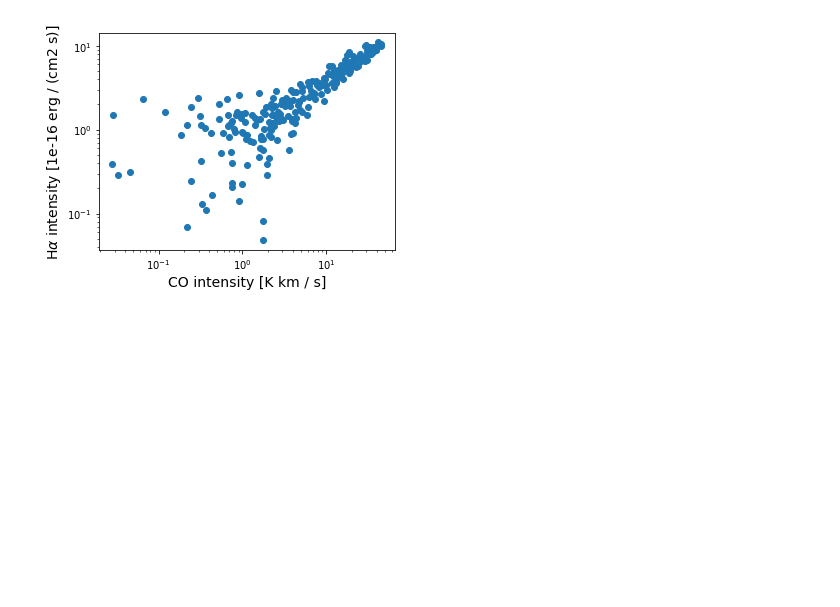
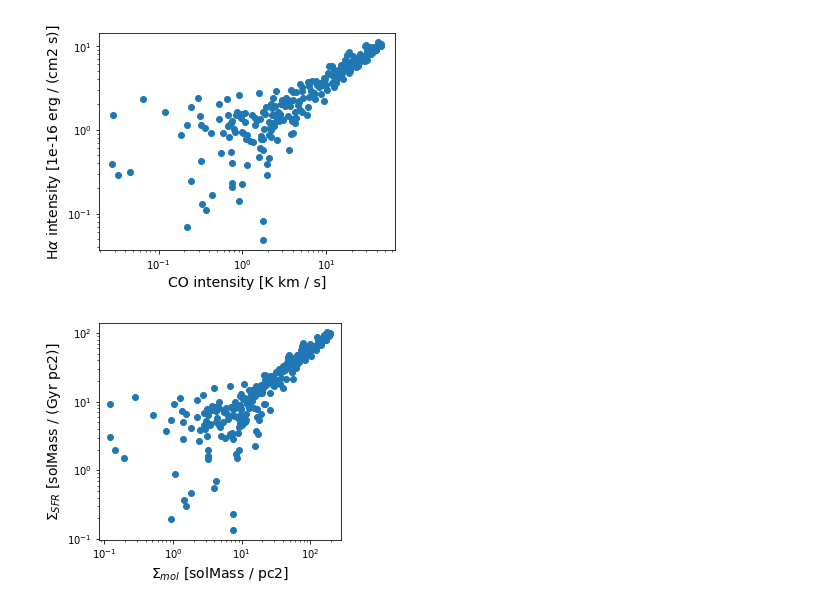
Before and after one commit to tonywong94/edge_pydb, a Jupyter notebook: demo_notebk/SFLaw.ipynb, the cells around one changed output. Cells and saved outputs as stored; diff of their text form; code cells hidden in the pictures; blank space fills up the shorter version.

```diff
--- a/demo_notebk/SFLaw.ipynb
+++ b/demo_notebk/SFLaw.ipynb
@@ -62,3 +63,36 @@ plt.ylabel(r'H$\alpha$ intensity ['+str(jointbl['flux_Halpha'].unit)+']',fontsiz
 plt.gca().set_aspect('equal')
 # %% [output]
 [figure]
+# %%
+# Convert Halpha intensity to SFR surface density
+def sfr_ha(flux_ha, flux_hb):
+    # Extinction curve from Cardelli+(1989).
+    K_Ha = 2.53
+    K_Hb = 3.61
+    # Eq(1) from Catalan-Torrecilla+(2015).
+    A_Ha = K_Ha/(-0.4*(K_Ha-K_Hb)) * np.log10((flux_ha/flux_hb)/2.86)
+    A_Ha[A_Ha < 0] = 0.
+    flux_ha_cor = flux_ha * 10**(0.4*A_Ha)
+    # line flux is actually flux per arcsec2
+    sterad = (u.sr/u.arcsec**2).decompose()   # 206265^2
+    sb_ha  = flux_ha_cor * sterad   # flux per steradian
+    lsd_ha = 4*np.pi * sb_ha
+    # Eq(4) from Catalan-Torrecilla+(2015).
+    lumcon = 5.5e-42 * (u.solMass/u.yr) / (u.erg/u.s)
+    sigsfr = (lumcon * lsd_ha).to(u.solMass/(u.pc**2*u.Gyr))
+    return sigsfr
+# %%
+# Convert CO intensity to H2(+He) surface density
+def msd_co(sb_co, alphaco=4.3):
+    convfac = alphaco * (u.solMass/u.pc**2) / (u.K*u.km/u.s)
+    sig_mol = (convfac*sb_co).to(u.solMass/u.pc**2)
+    return sig_mol
+# %%
+sig_sfr = sfr_ha(jointbl['flux_Halpha'],jointbl['flux_Hbeta'])
+sig_mol = msd_co(jointbl['mom0'])
+plt.loglog(sig_mol,sig_sfr,ls='None',marker='o')
+plt.xlabel(r'$\Sigma_{mol}$ ['+str(sig_mol.unit)+']',fontsize=14)
+plt.ylabel(r'$\Sigma_{SFR}$ ['+str(sig_sfr.unit)+']',fontsize=14)
+plt.gca().set_aspect('equal')
+# %% [output]
+[figure, added]
```
Also changed, not shown: parts of 2 cells of this notebook.
